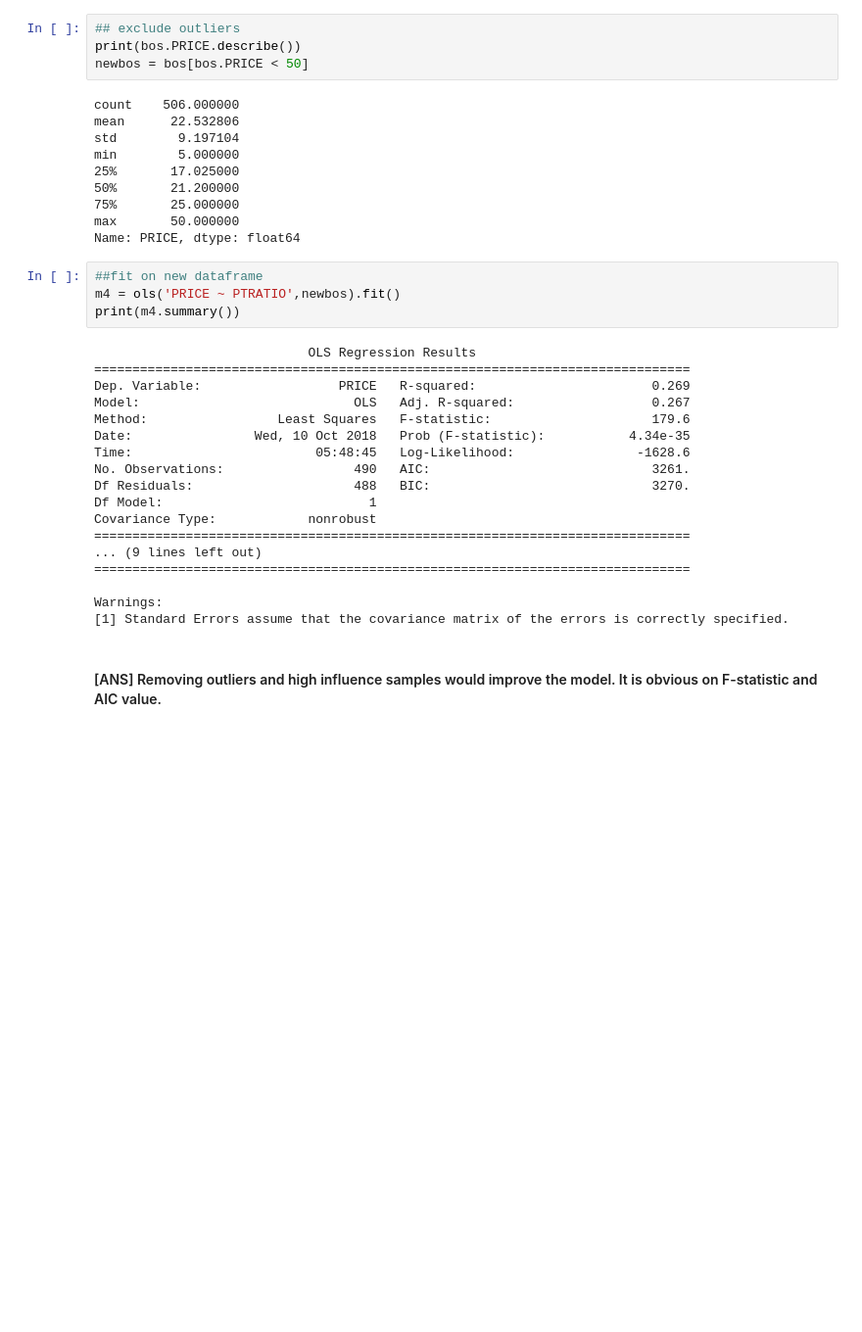
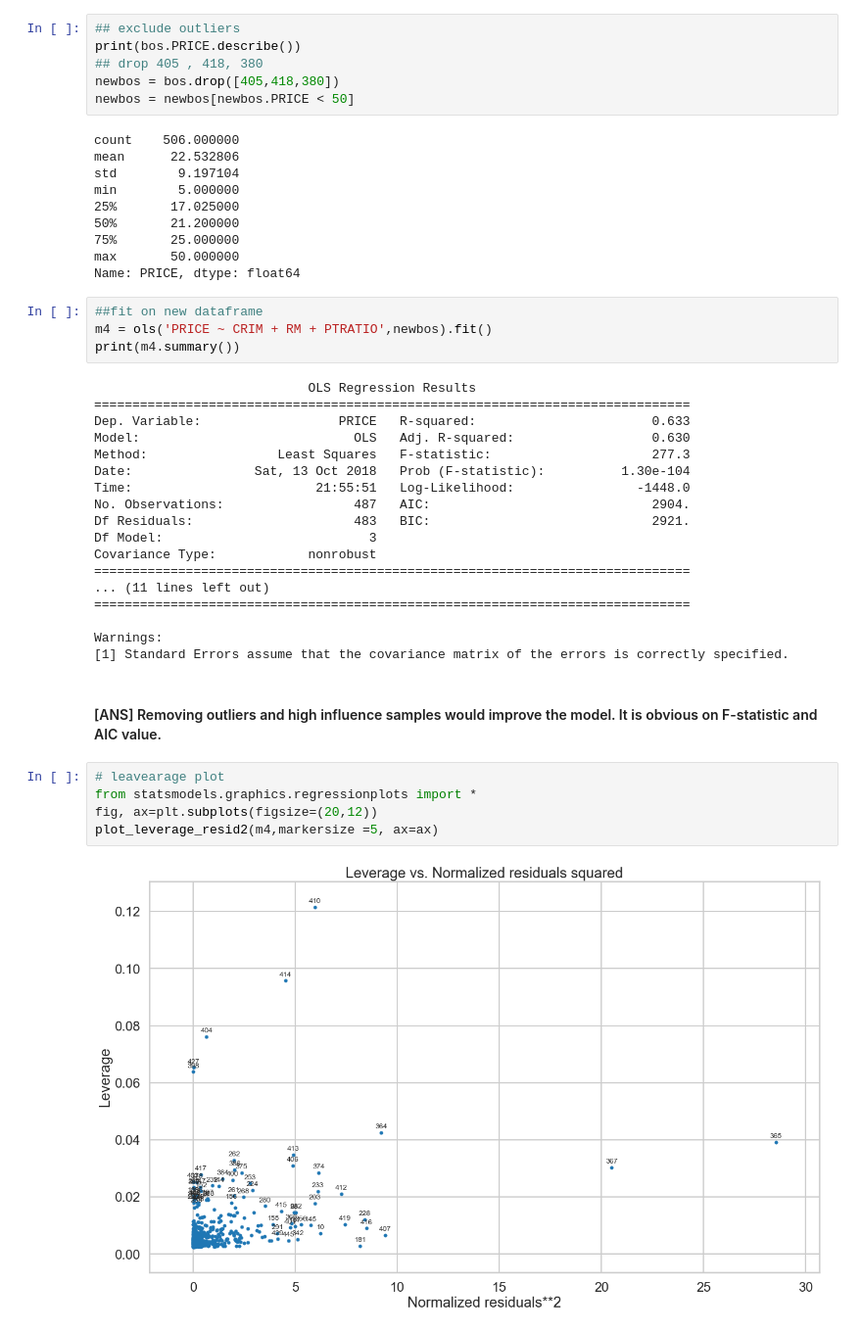
Before and after one commit to rt0161/10.1.5-LinearRegression-Boston-Housing-Dataset, a Jupyter notebook: Mini_Project_Linear_Regression.ipynb, the cells around one changed output. Shown at 98% size. Cells and saved outputs as stored; diff of their text form; blank space fills up the shorter version.

```diff
--- a/Mini_Project_Linear_Regression.ipynb
+++ b/Mini_Project_Linear_Regression.ipynb
@@ -1112,7 +1113,9 @@ fig = influence_plot(m3, ax=ax)
 # %%
 ## exclude outliers
 print(bos.PRICE.describe())
-newbos = bos[bos.PRICE < 50]
+## drop 405 , 418, 380
+newbos = bos.drop([405,418,380])
+newbos = newbos[newbos.PRICE < 50]
 # %% [output]
 count    506.000000
 mean      22.532806
@@ -1125,25 +1128,32 @@ max       50.000000
 Name: PRICE, dtype: float64
 # %%
 ##fit on new dataframe
-m4 = ols('PRICE ~ PTRATIO',newbos).fit()
+m4 = ols('PRICE ~ CRIM + RM + PTRATIO',newbos).fit()
 print(m4.summary())
 # %% [output]
                             OLS Regression Results
 ==============================================================================
-Dep. Variable:                  PRICE   R-squared:                       0.269
-Model:                            OLS   Adj. R-squared:                  0.267
-Method:                 Least Squares   F-statistic:                     179.6
-Date:                Wed, 10 Oct 2018   Prob (F-statistic):           4.34e-35
-Time:                        05:48:45   Log-Likelihood:                -1628.6
-No. Observations:                 490   AIC:                             3261.
-Df Residuals:                     488   BIC:                             3270.
-Df Model:                           1
+Dep. Variable:                  PRICE   R-squared:                       0.633
+Model:                            OLS   Adj. R-squared:                  0.630
+Method:                 Least Squares   F-statistic:                     277.3
+Date:                Sat, 13 Oct 2018   Prob (F-statistic):          1.30e-104
+Time:                        21:55:51   Log-Likelihood:                -1448.0
+No. Observations:                 487   AIC:                             2904.
+Df Residuals:                     483   BIC:                             2921.
+Df Model:                           3
 Covariance Type:            nonrobust
 ==============================================================================
-... (9 lines left out)
+... (11 lines left out)
 ==============================================================================
 
 Warnings:
 [1] Standard Errors assume that the covariance matrix of the errors is correctly specified.
 # %% [markdown]
 #### [ANS] Removing outliers and high influence samples would improve the model. It is obvious on F-statistic and AIC value.
+# %%
+# leavearage plot
+from statsmodels.graphics.regressionplots import *
+fig, ax=plt.subplots(figsize=(20,12))
+plot_leverage_resid2(m4,markersize =5, ax=ax)
+# %% [output]
+[figure, added]
```
Also changed, not shown: parts of 13 cells of this notebook.
